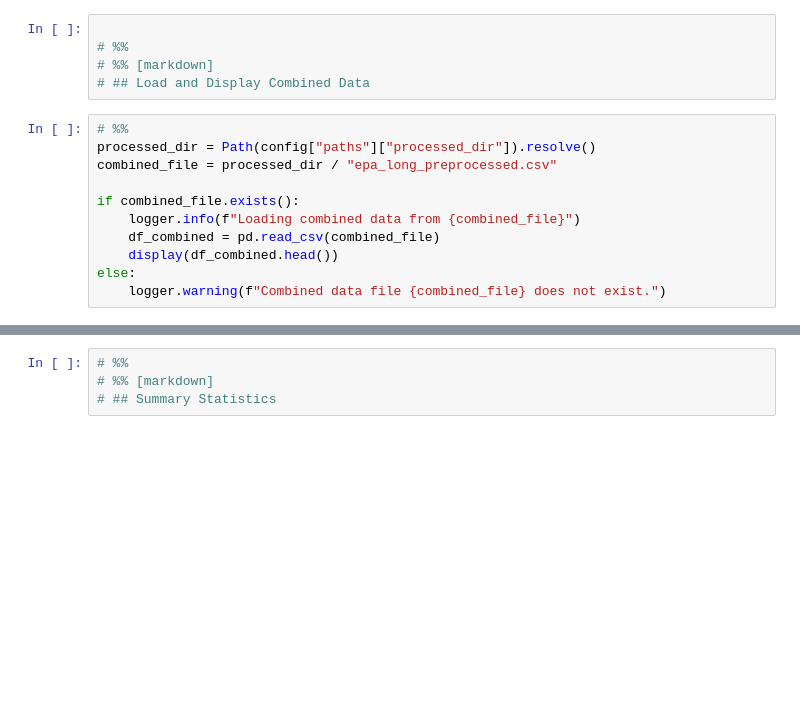
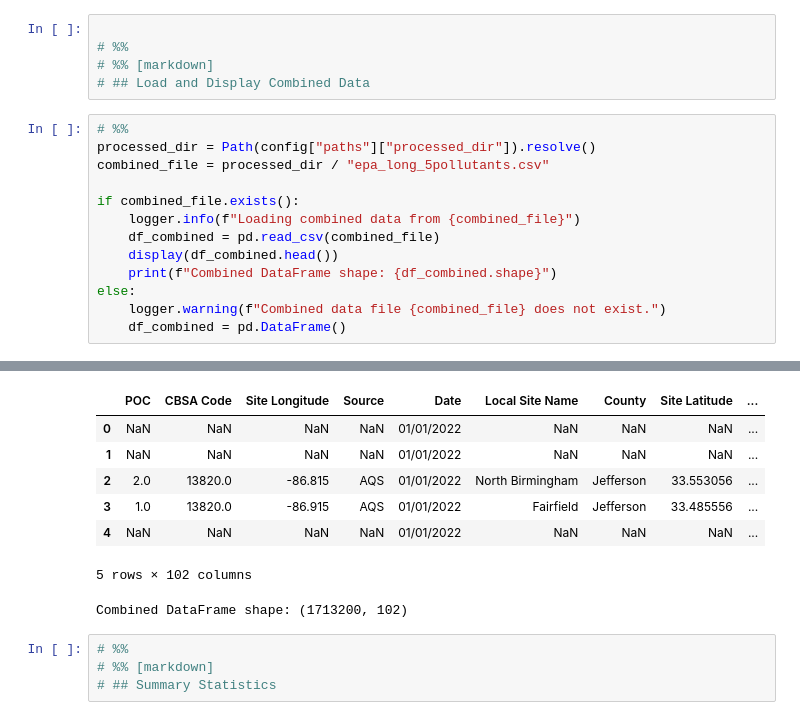
Before and after one commit to dogaaydinn/Geo_Sentiment_Climate, a Jupyter notebook: notebooks/002_data_ingestion.ipynb, the cells around one changed output, grey strips where cells are left out. Cells and saved outputs as stored; diff of their text form; blank space fills up the shorter version.

```diff
--- a/notebooks/002_data_ingestion.ipynb
+++ b/notebooks/002_data_ingestion.ipynb
@@ -72,11 +154,14 @@ TypeError: unsupported operand type(s) for +: 'PosixPath' and 'str'
 # %%
 # %%
 processed_dir = Path(config["paths"]["processed_dir"]).resolve()
-combined_file = processed_dir / "epa_long_preprocessed.csv"
+combined_file = processed_dir / "epa_long_5pollutants.csv"
 
 if combined_file.exists():
     logger.info(f"Loading combined data from {combined_file}")
     df_combined = pd.read_csv(combined_file)
     display(df_combined.head())
+    print(f"Combined DataFrame shape: {df_combined.shape}")
 else:
     logger.warning(f"Combined data file {combined_file} does not exist.")
+    df_combined = pd.DataFrame()
+# %% [output]
@@ -83,3 +169,11 @@ else:
+|  | POC | CBSA Code | Site Longitude | Source | Date | Local Site Name | County | Site Latitude | ... |
+| 0 | NaN | NaN | NaN | NaN | 01/01/2022 | NaN | NaN | NaN | ... |
+| 1 | NaN | NaN | NaN | NaN | 01/01/2022 | NaN | NaN | NaN | ... |
+| 2 | 2.0 | 13820.0 | -86.815 | AQS | 01/01/2022 | North Birmingham | Jefferson | 33.553056 | ... |
+| 3 | 1.0 | 13820.0 | -86.915 | AQS | 01/01/2022 | Fairfield | Jefferson | 33.485556 | ... |
+| 4 | NaN | NaN | NaN | NaN | 01/01/2022 | NaN | NaN | NaN | ... |
+5 rows × 102 columns
+Combined DataFrame shape: (1713200, 102)
 # %%
 # %%
 # %% [markdown]
```
Also changed, not shown: parts of 14 cells of this notebook.
